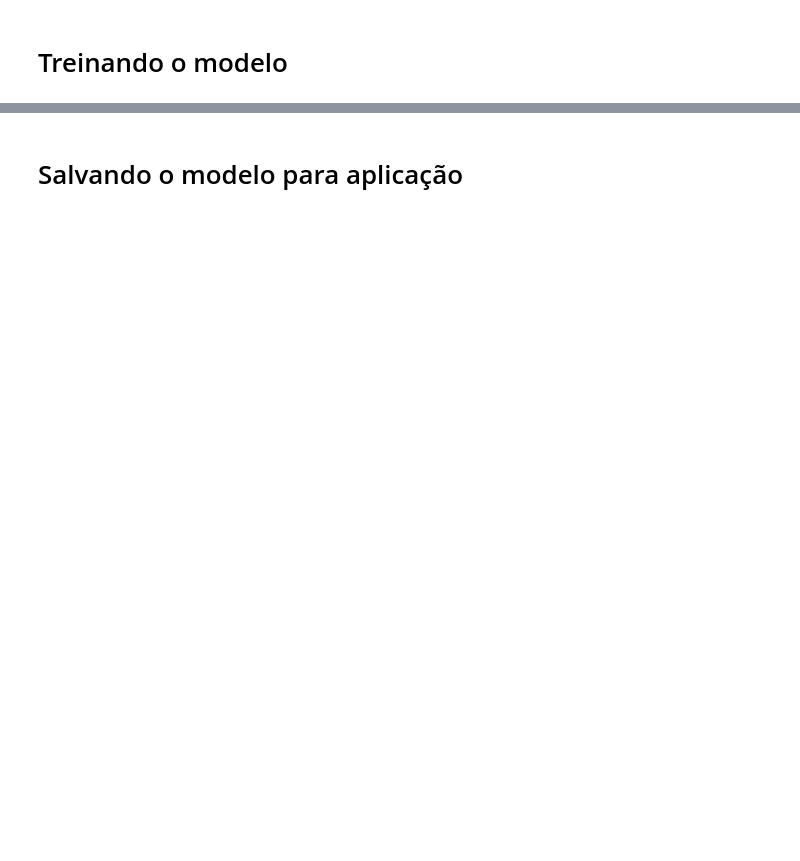
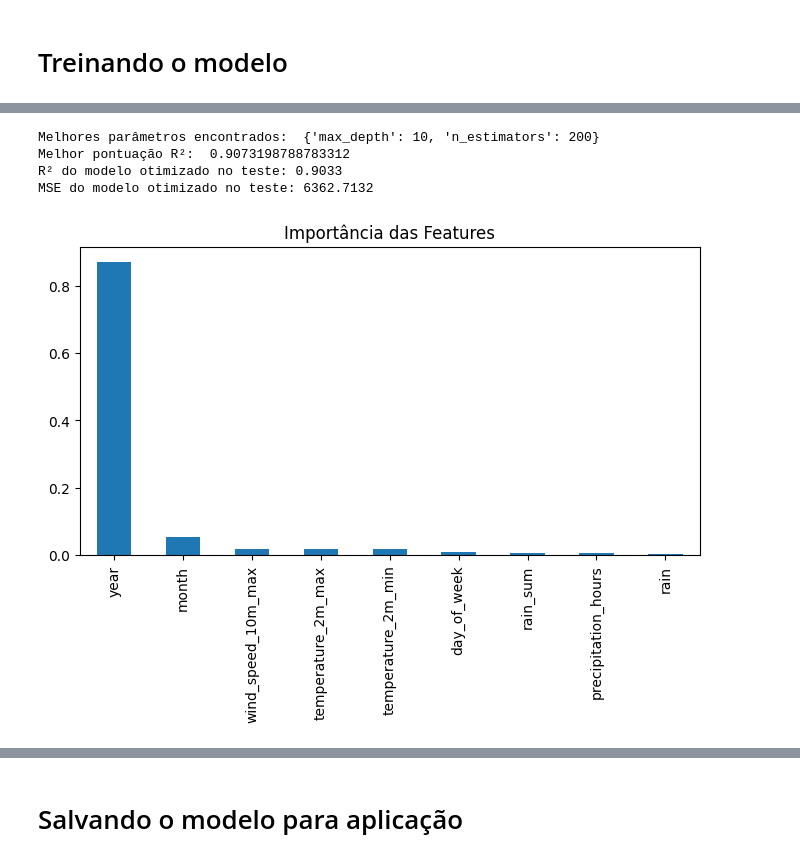
Before and after one commit to 0verthrive/MLE-Posgraduate-projects, a Jupyter notebook: tech_challenge3/project/model/predict_model.ipynb, the cells around one changed output, grey strips where cells are left out. Drawn from its saved outputs; the diff is of its cells as text; code cells hidden in the pictures; blank space fills up the shorter version.

```diff
--- a/tech_challenge3/project/model/predict_model.ipynb
+++ b/tech_challenge3/project/model/predict_model.ipynb
@@ -12,0 +193,40 @@
+# %%
+modelo_rf = RandomForestRegressor(random_state=42)
+
+# 'n_estimators': número de árvores na floresta
+# 'max_depth': profundidade máxima de cada árvore
+param_grid = {
+    'n_estimators': [50, 100, 200],
+    'max_depth': [10, 20, None]
+}
+
+# 'scoring': a métrica que será usada para avaliar os modelos (o R² é uma boa opção)
+grid_search = GridSearchCV(estimator=modelo_rf, param_grid=param_grid, cv=5, scoring='r2', n_jobs=-1)
+
+# Isso pode levar alguns minutos, dependendo da sua máquina
+grid_search.fit(X_train_normalized, y_train)
+
+# 5. Imprima os melhores parâmetros e a melhor pontuação
+print("Melhores parâmetros encontrados: ", grid_search.best_params_)
+print("Melhor pontuação R²: ", grid_search.best_score_)
+
+# 6. Use o melhor modelo para fazer previsões e avaliar
+best_modelo_rf = grid_search.best_estimator_
+y_pred_tuned = best_modelo_rf.predict(X_test_normalized)
+
+# Avaliação final do modelo otimizado
+r2_tuned = r2_score(y_test, y_pred_tuned)
+mse_tuned = mean_squared_error(y_test, y_pred_tuned)
+print(f"R² do modelo otimizado no teste: {r2_tuned:.4f}")
+print(f"MSE do modelo otimizado no teste: {mse_tuned:.4f}")
+# %% [output]
+Melhores parâmetros encontrados:  {'max_depth': 10, 'n_estimators': 200}
+Melhor pontuação R²:  0.9073198788783312
+R² do modelo otimizado no teste: 0.9033
+MSE do modelo otimizado no teste: 6362.7132
+# %%
+importances = pd.Series(best_modelo_rf.feature_importances_, index=X.columns)
+importances.sort_values(ascending=False).plot(kind='bar', figsize=(8,4), title="Importância das Features")
+plt.show()
+# %% [output]
+[figure, added]
```
Also changed, not shown: parts of 17 cells of this notebook, 17 other files.
